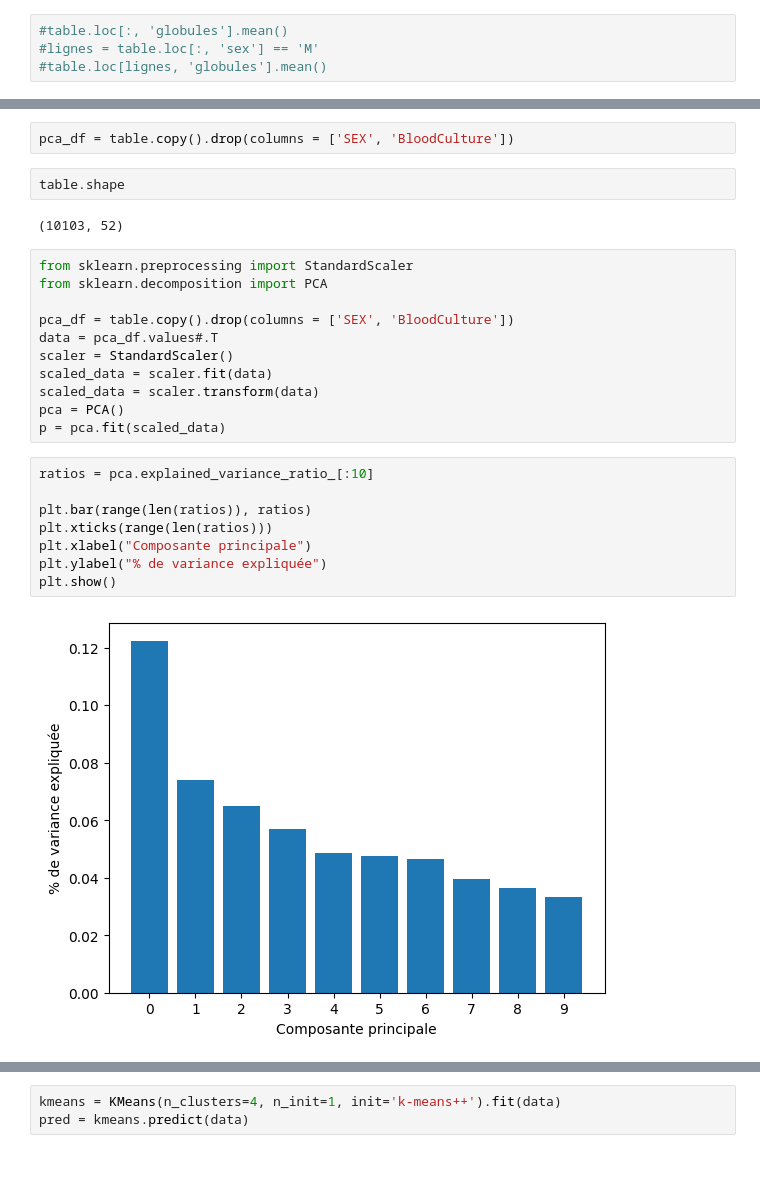
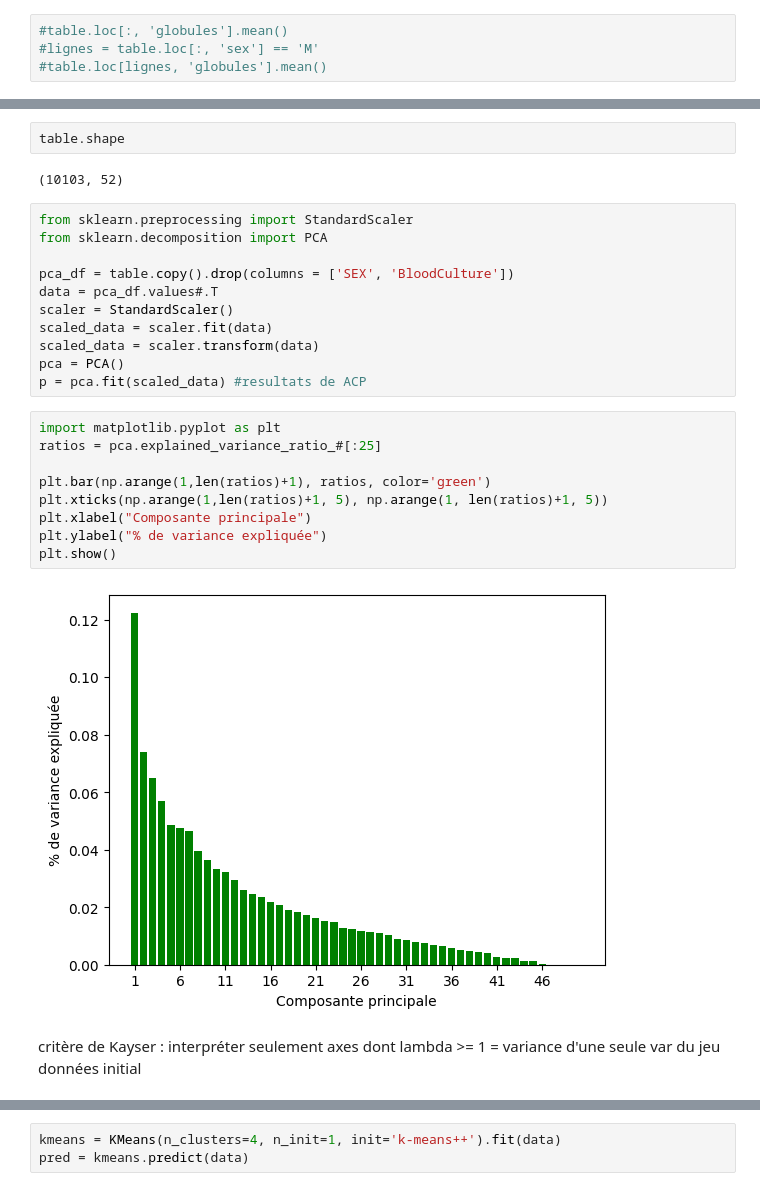
Before and after one commit to ZukoTom/descritpive-analysis-bacteremia, a Jupyter notebook: sta101.ipynb, the cells around one changed output, grey strips where cells are left out. Saved outputs shown, nothing was run; the diff lists cells and outputs as text; blank space fills up the shorter version.

```diff
--- a/sta101.ipynb
+++ b/sta101.ipynb
@@ -212,5 +185,3 @@ table.pivot_table('LYM',
-# %%
-pca_df = table.copy().drop(columns = ['SEX', 'BloodCulture'])
 # %%
 table.shape
 # %% [output]
@@ -225,16 +196,19 @@ scaler = StandardScaler()
 scaled_data = scaler.fit(data)
 scaled_data = scaler.transform(data)
 pca = PCA()
-p = pca.fit(scaled_data)
+p = pca.fit(scaled_data) #resultats de ACP
 # %%
-ratios = pca.explained_variance_ratio_[:10]
+import matplotlib.pyplot as plt
+ratios = pca.explained_variance_ratio_#[:25]
 
-plt.bar(range(len(ratios)), ratios)
-plt.xticks(range(len(ratios)))
+plt.bar(np.arange(1,len(ratios)+1), ratios, color='green')
+plt.xticks(np.arange(1,len(ratios)+1, 5), np.arange(1, len(ratios)+1, 5))
 plt.xlabel("Composante principale")
 plt.ylabel("% de variance expliquée")
 plt.show()
 # %% [output]
-[figure, old version]
+[figure, new version]
+# %% [markdown]
+critère de Kayser : interpréter seulement axes dont lambda >= 1 = variance d'une seule var du jeu données initial
 # %%
 from sklearn.cluster import KMeans
```
Also changed, not shown: parts of 19 cells of this notebook.
